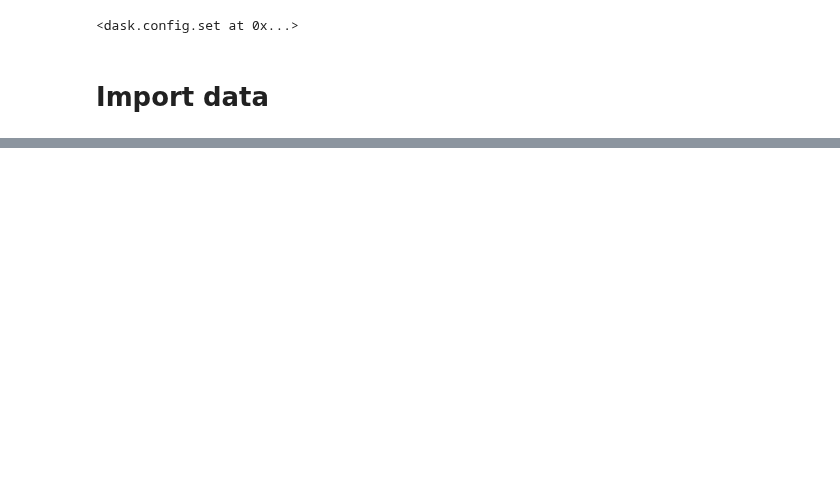
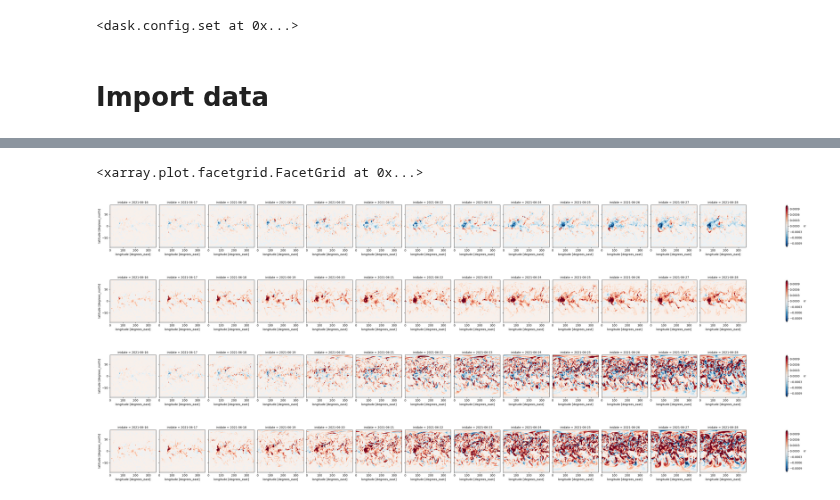
Before and after one commit to shirin-ermis/ATMICP, a Jupyter notebook: notebooks/03_event_dynamics.ipynb, the cells around one changed output, grey strips where cells are left out. Drawn from its saved outputs; the diff is of its cells as text; code cells hidden in the pictures; blank space fills up the shorter version.

```diff
--- a/notebooks/03_event_dynamics.ipynb
+++ b/notebooks/03_event_dynamics.ipynb
@@ -16,7 +20,10 @@ dask.config.set(**{'array.slicing.split_large_chunks': True})
 # %%
 import babet as bb
 import atmicp
+# %%
+def diff_with_offset(a, b, dim="inidate", offset=1):
+    return a.isel({dim: slice(0, -offset)}) - b.isel({dim: slice(offset, None)})
 # %% [markdown]
 # Import data
 # %%
-ifs_pl = atmicp.Data.get_ifs_data(levtype='pl', res='GLO100', exp_option=['pi'])
+ifs_pl = atmicp.Data.get_ifs_data(levtype='pl', res='GLO100', cf_option=['cf'])
@@ -24,0 +80,33 @@ AttributeError: 'NoneType' object has no attribute 'expand_dims'
+# %%
+# global at 00UTC difference to the previous initidalisation
+
+delta_maps = {}
+for climate in ['pi', 'incr']:
+    delta_maps[climate] = {}
+    for pert in ['t+q', 'progn_vars']:
+        tmp1 = ifs_pl.sel(perturbation=pert, climate=climate)
+        tmp2 = ifs_pl.sel(perturbation='none', climate='curr')
+        ifs_diff = diff_with_offset(tmp1, tmp2, dim='inidate', offset=1)
+
+        ifs_diff_delta = []
+
+        for i, ini in enumerate(ifs_diff.inidate.values):
+            inidate_data = ifs_diff.sel(inidate=ini)
+            timesteps = [ini+np.timedelta64(0,'h')] #[ini+np.timedelta64(0, 'h'), ini+np.timedelta64(24, 'h')]
+            ifs_diff_delta.append(inidate_data.sel(time=timesteps).squeeze('time', drop=True))
+
+        ifs_diff_delta = xr.concat(ifs_diff_delta, dim='inidate')
+        delta_maps[climate][pert] = ifs_diff_delta.mean(dim=['number']).compute()
+# %%
+v = 0.001
+delta_maps['pi']['t+q'].sel(level=500).q.plot.contourf(col='inidate', vmin=-1*v, vmax=v, cmap='RdBu_r', levels=21, title='pi, t+q')
+delta_maps['incr']['t+q'].sel(level=500).q.plot.contourf(col='inidate', vmin=-1*v, vmax=v, cmap='RdBu_r', levels=21, title='incr, t+q')
+
+delta_maps['pi']['progn_vars'].sel(level=500).q.plot.contourf(col='inidate', vmin=-1*v, vmax=v, cmap='RdBu_r', levels=21, title='pi, progn_vars')
+delta_maps['incr']['progn_vars'].sel(level=500).q.plot.contourf(col='inidate', vmin=-1*v, vmax=v, cmap='RdBu_r', levels=21, title='incr, progn_vars')
+# %% [output]
+<xarray.plot.facetgrid.FacetGrid at 0x...>
+[figure, added]
+[figure, added]
+[figure, added]
+[figure, added]
```
Also changed, not shown: parts of 5 cells of this notebook, 1 other file.
